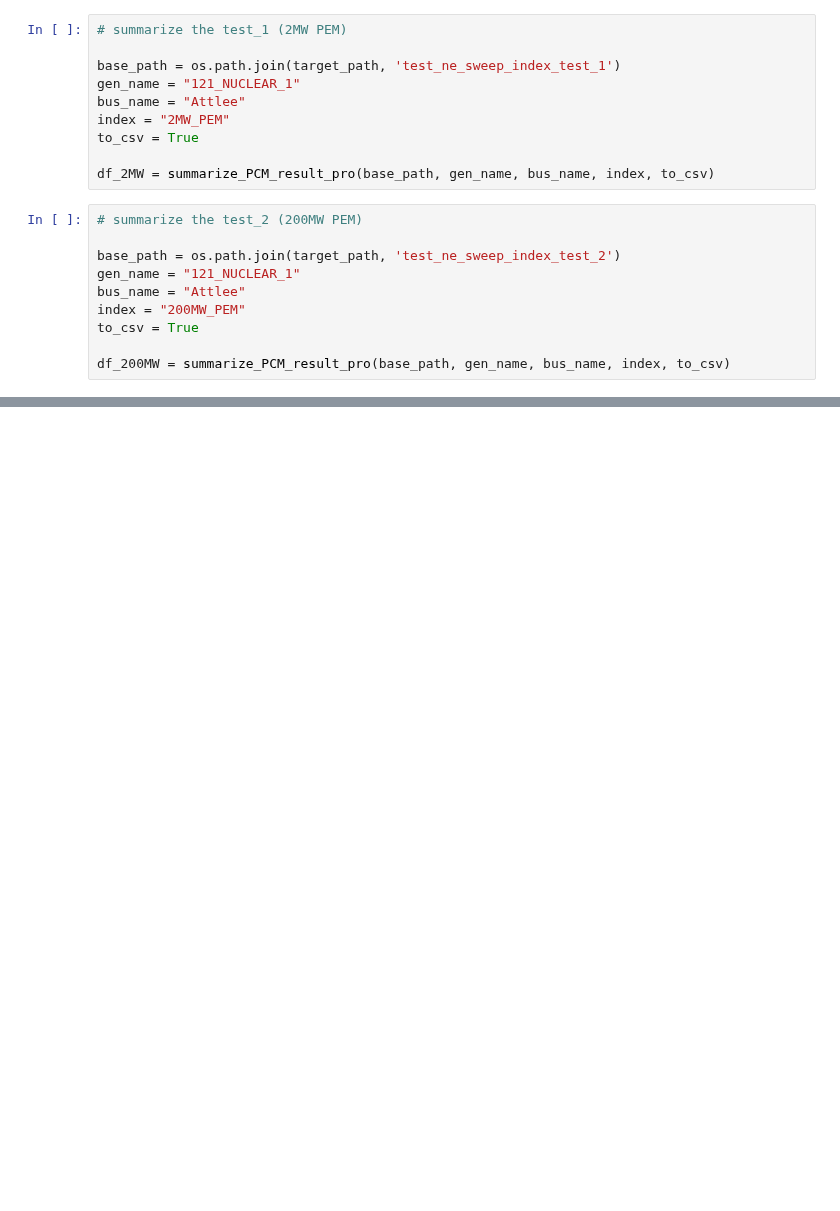
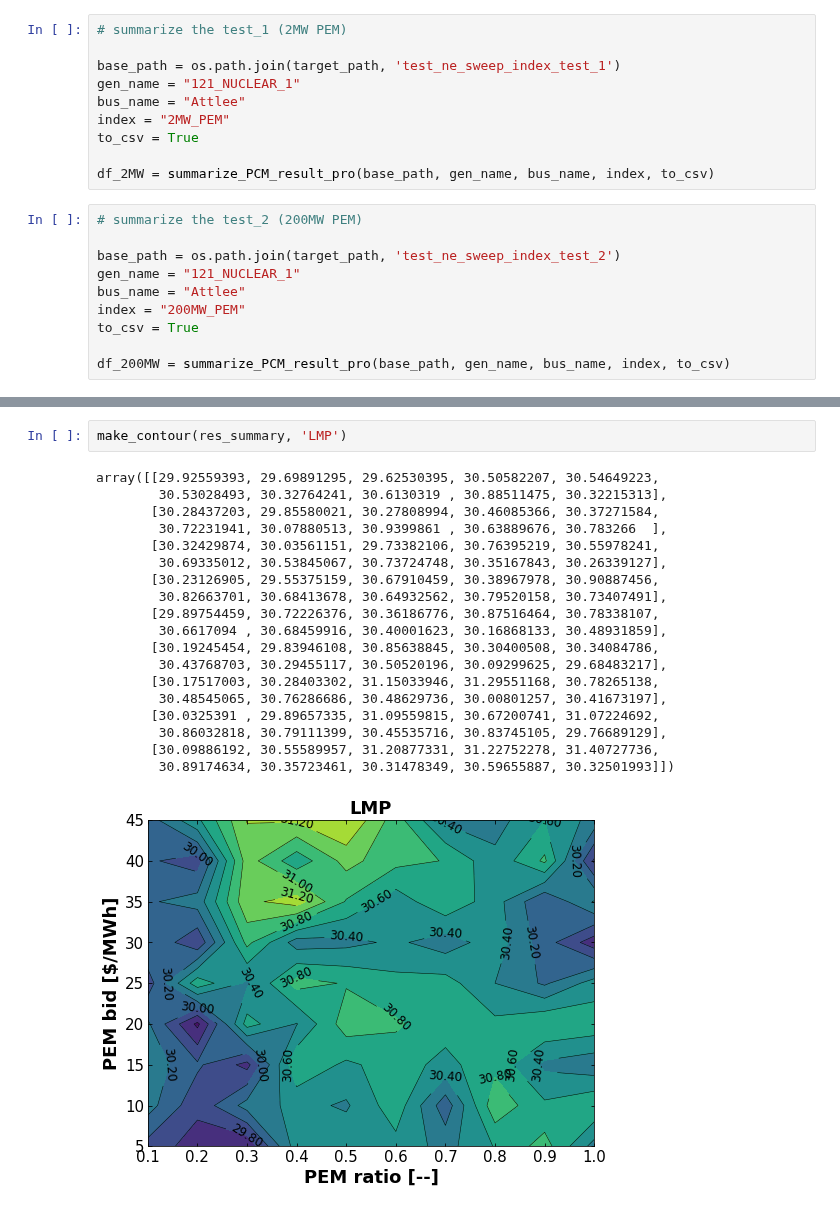
Before and after one commit to Xinhe-Chen/dispatches, a Jupyter notebook: dispatches/improved_pt/result_analysis/Summarize_PCM_Sweeps.ipynb, the cells around one changed output, grey strips where cells are left out. Drawn from its saved outputs; the diff is of its cells as text; blank space fills up the shorter version.

```diff
--- a/dispatches/improved_pt/result_analysis/Summarize_PCM_Sweeps.ipynb
+++ b/dispatches/improved_pt/result_analysis/Summarize_PCM_Sweeps.ipynb
@@ -188,0 +405,22 @@ for idx in list(sweep_record.keys()):
+# %%
+make_contour(res_summary, 'LMP')
+# %% [output]
+array([[29.92559393, 29.69891295, 29.62530395, 30.50582207, 30.54649223,
+        30.53028493, 30.32764241, 30.6130319 , 30.88511475, 30.32215313],
+       [30.28437203, 29.85580021, 30.27808994, 30.46085366, 30.37271584,
+        30.72231941, 30.07880513, 30.9399861 , 30.63889676, 30.783266  ],
+       [30.32429874, 30.03561151, 29.73382106, 30.76395219, 30.55978241,
+        30.69335012, 30.53845067, 30.73724748, 30.35167843, 30.26339127],
+       [30.23126905, 29.55375159, 30.67910459, 30.38967978, 30.90887456,
+        30.82663701, 30.68413678, 30.64932562, 30.79520158, 30.73407491],
+       [29.89754459, 30.72226376, 30.36186776, 30.87516464, 30.78338107,
+        30.6617094 , 30.68459916, 30.40001623, 30.16868133, 30.48931859],
+       [30.19245454, 29.83946108, 30.85638845, 30.30400508, 30.34084786,
+        30.43768703, 30.29455117, 30.50520196, 30.09299625, 29.68483217],
+       [30.17517003, 30.28403302, 31.15033946, 31.29551168, 30.78265138,
+        30.48545065, 30.76286686, 30.48629736, 30.00801257, 30.41673197],
+       [30.0325391 , 29.89657335, 31.09559815, 30.67200741, 31.07224692,
+        30.86032818, 30.79111399, 30.45535716, 30.83745105, 29.76689129],
+       [30.09886192, 30.55589957, 31.20877331, 31.22752278, 31.40727736,
+        30.89174634, 30.35723461, 30.31478349, 30.59655887, 30.32501993]])
+[figure, added]
```
Also changed, not shown: parts of 23 cells of this notebook, 3 other files.
